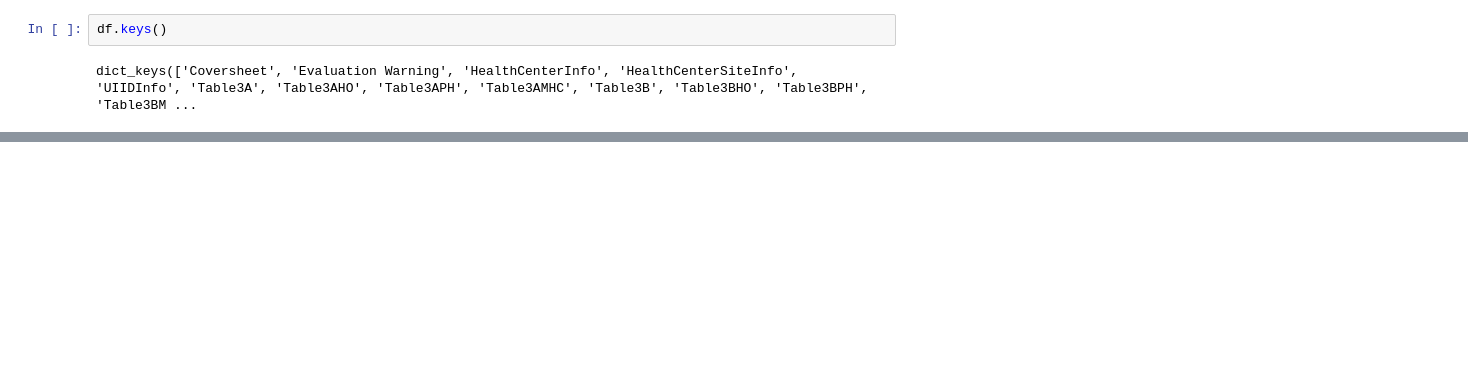
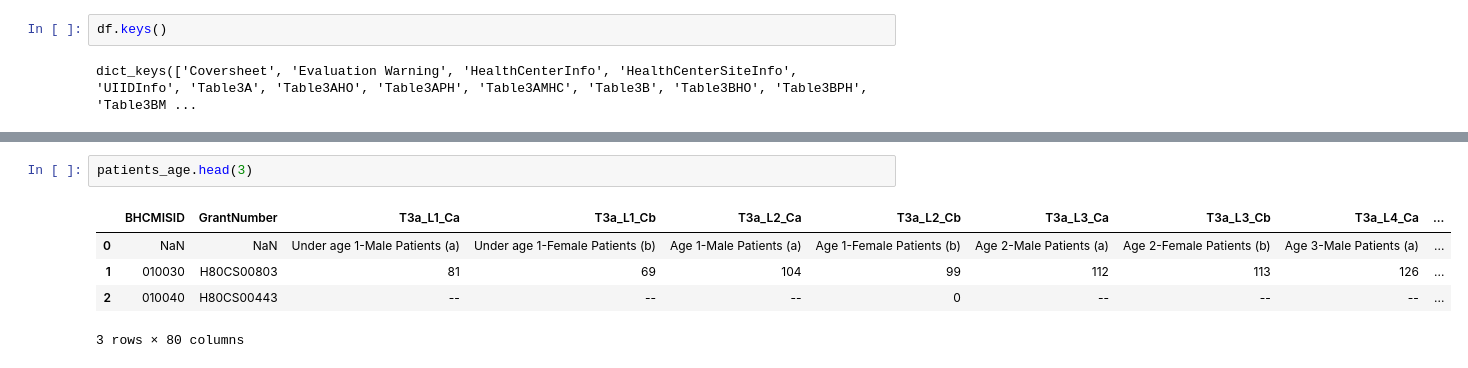
Before and after one commit to dezertdweller/capstone-project-fqhc-model, a Jupyter notebook: importing-data.ipynb, the cells around one changed output, grey strips where cells are left out. Drawn from its saved outputs; the diff is of its cells as text; blank space fills up the shorter version.

```diff
--- a/importing-data.ipynb
+++ b/importing-data.ipynb
@@ -59,0 +69,8 @@ health_center_funding.head()
+# %%
+patients_age.head(3)
+# %% [output]
+|  | BHCMISID | GrantNumber | T3a_L1_Ca | T3a_L1_Cb | T3a_L2_Ca | T3a_L2_Cb | T3a_L3_Ca | T3a_L3_Cb | T3a_L4_Ca | ... |
+| 0 | NaN | NaN | Under age 1-Male Patients (a) | Under age 1-Female Patients (b) | Age 1-Male Patients (a) | Age 1-Female Patients (b) | Age 2-Male Patients (a) | Age 2-Female Patients (b) | Age 3-Male Patients (a) | ... |
+| 1 | 010030 | H80CS00803 | 81 | 69 | 104 | 99 | 112 | 113 | 126 | ... |
+| 2 | 010040 | H80CS00443 | -- | -- | -- | 0 | -- | -- | -- | ... |
+3 rows × 80 columns
```
Also changed, not shown: parts of 18 cells of this notebook.
